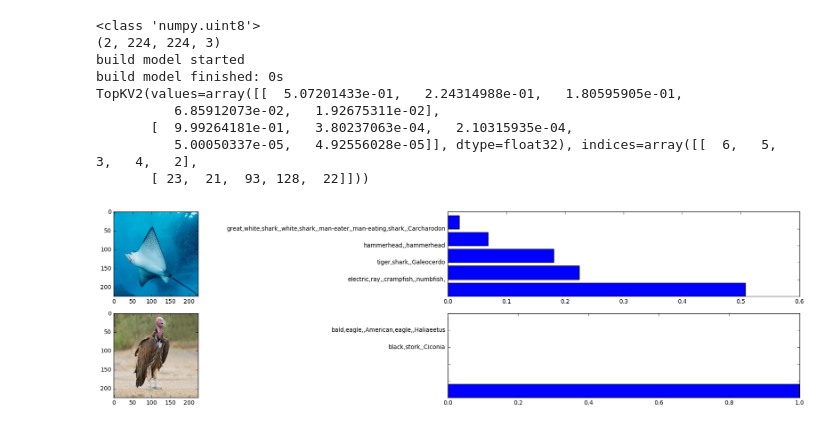
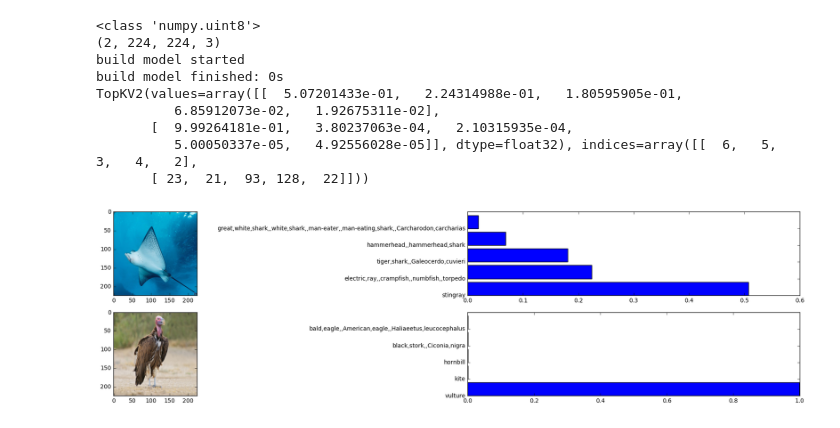
Before and after one commit to bobondemon/Visualization-of-VGG19-Output-Layer, a Jupyter notebook: VGG-19.ipynb, the cells around one changed output. Cells and saved outputs as stored; diff of their text form; code cells hidden in the pictures.

```diff
--- a/VGG-19.ipynb
+++ b/VGG-19.ipynb
@@ -154,13 +154,13 @@ TopKV2(values=array([[  5.07201433e-01,   2.24314988e-01,   1.80595905e-01,
 # %%
 synset = np.array([l.strip() for l in open('synset.txt').readlines()])
 plt.figure(figsize=(20,5))
 for (i,top5_v,top5_idx) in zip(range(2),out[0],out[1]):
     plt.subplot(2,2,i*2+1)
     plt.imshow(batch[i])
     plt.subplot(2,2,(i+1)*2)
-    obj_name = [",".join(name.split()[1:-1]) for name in synset[top5_idx]]
+    obj_name = [",".join(name.split()[1:]) for name in synset[top5_idx]]
     plt.barh(range(1,6),top5_v)
     plt.yticks(range(1,6),obj_name)
 plt.tight_layout()
 # %% [output]
-[figure, old version]
+[figure, new version]
```
